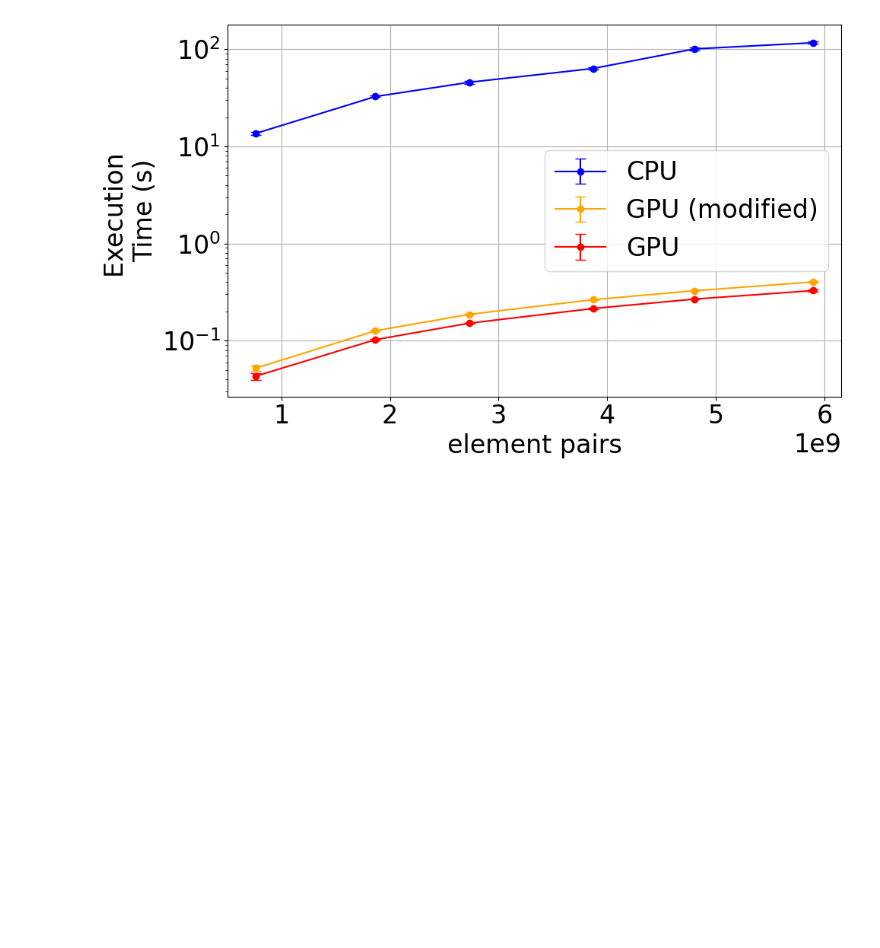
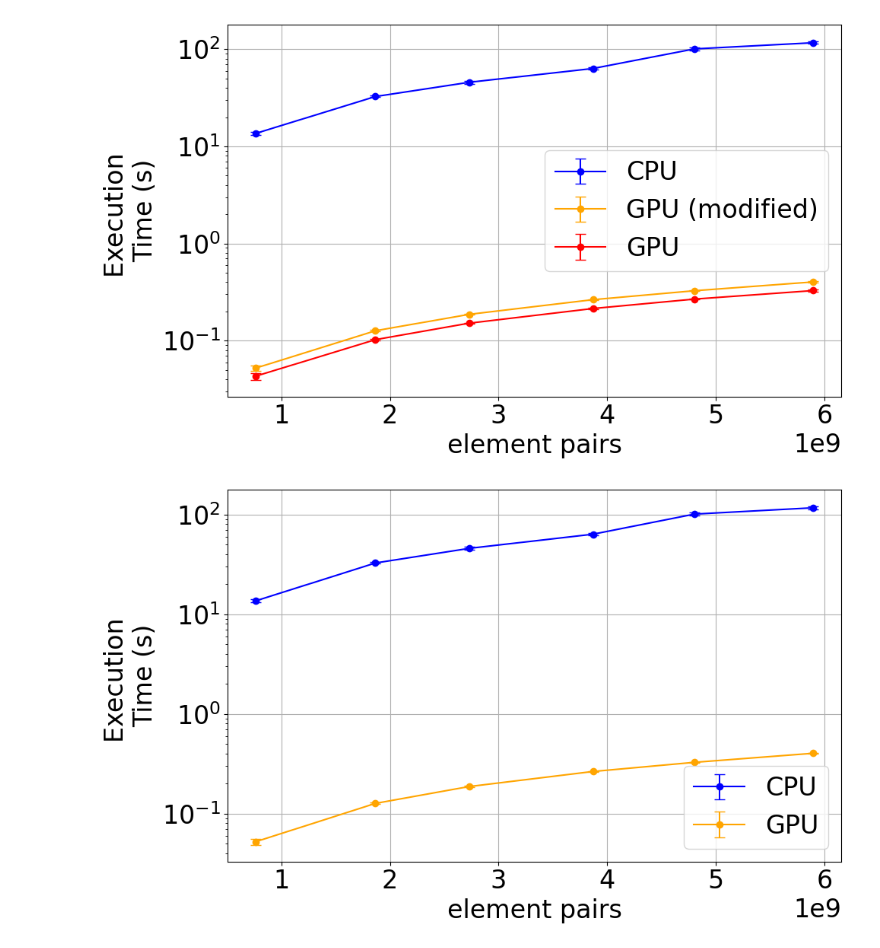
Before and after one commit to ivketsgit/BEASTGPU, a Jupyter notebook: data/graph_Python/thesis results/Quadrature GPU vs CPU.ipynb, the cells around one changed output. Saved outputs shown, nothing was run; the diff lists cells and outputs as text; code cells hidden in the pictures; blank space fills up the shorter version.

Commit message:
update graphs

```diff
--- a/data/graph_Python/thesis results/Quadrature GPU vs CPU.ipynb
+++ b/data/graph_Python/thesis results/Quadrature GPU vs CPU.ipynb
@@ -101,3 +106,42 @@ plt.savefig("graphs/Quadrature_GPU_vs_CPU.svg", format='svg')
 plt.show()
 # %% [output]
 [figure]
+# %%
+
+fig, ax = plt.subplots(figsize=(10, 6))
+
+ax.errorbar(
+    intgral_list, CPU_median, yerr=CPU_std,
+    marker='o', label='CPU', color='blue', capsize=5, linestyle='-'
+)
+
+ax.errorbar(
+    intgral_list, GPU_median, yerr=GPU_std,
+    marker='o', label='GPU', color='orange', capsize=5, linestyle='-'
+)
+
+# ax.errorbar(
+#     intgral_list, GPU_median_2, yerr=GPU_std,
+#     marker='o', label='GPU', color='red', capsize=5, linestyle='-'
+# )
+
+ax.set_xlabel('element pairs', fontsize=24)
+ax.set_ylabel('Execution \nTime (s)', fontsize=24)
+# ax.set_title('Execution Time vs threads', fontsize=24)
+
+ax.tick_params(axis='both', labelsize=24)
+ax.set_yscale('log')
+
+fig.canvas.draw()
+offset_text = ax.xaxis.get_offset_text()
+offset_text.set_size(24)
+
+ax.legend(fontsize=24)
+
+plt.ylim(bottom=0)
+ax.grid(True)
+plt.tight_layout()
+plt.savefig("graphs/Quadrature_GPU_vs_CPU_for_EA.svg", format='svg')
+plt.show()
+# %% [output]
+[figure, added]
```
Also changed, not shown: parts of 1 cell of this notebook, 18 other files.
